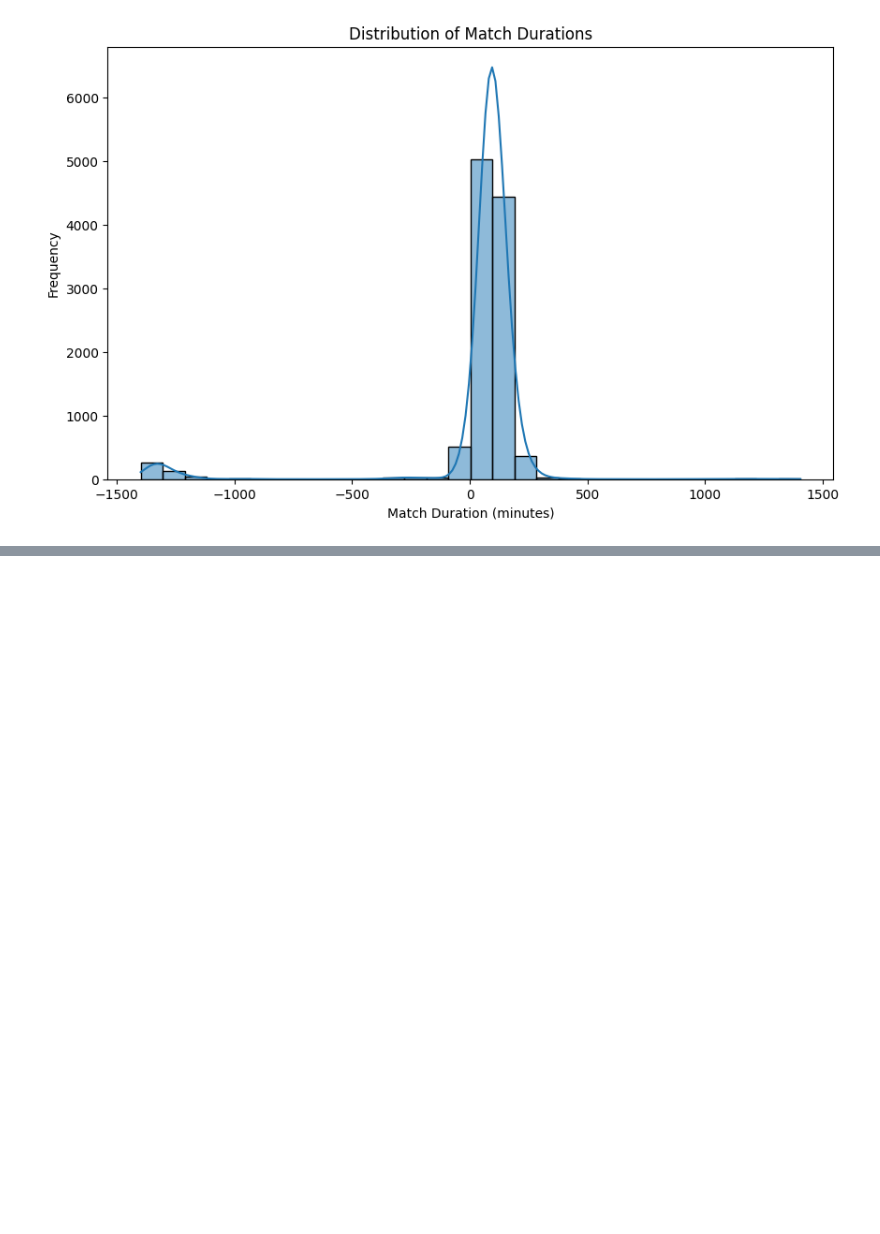
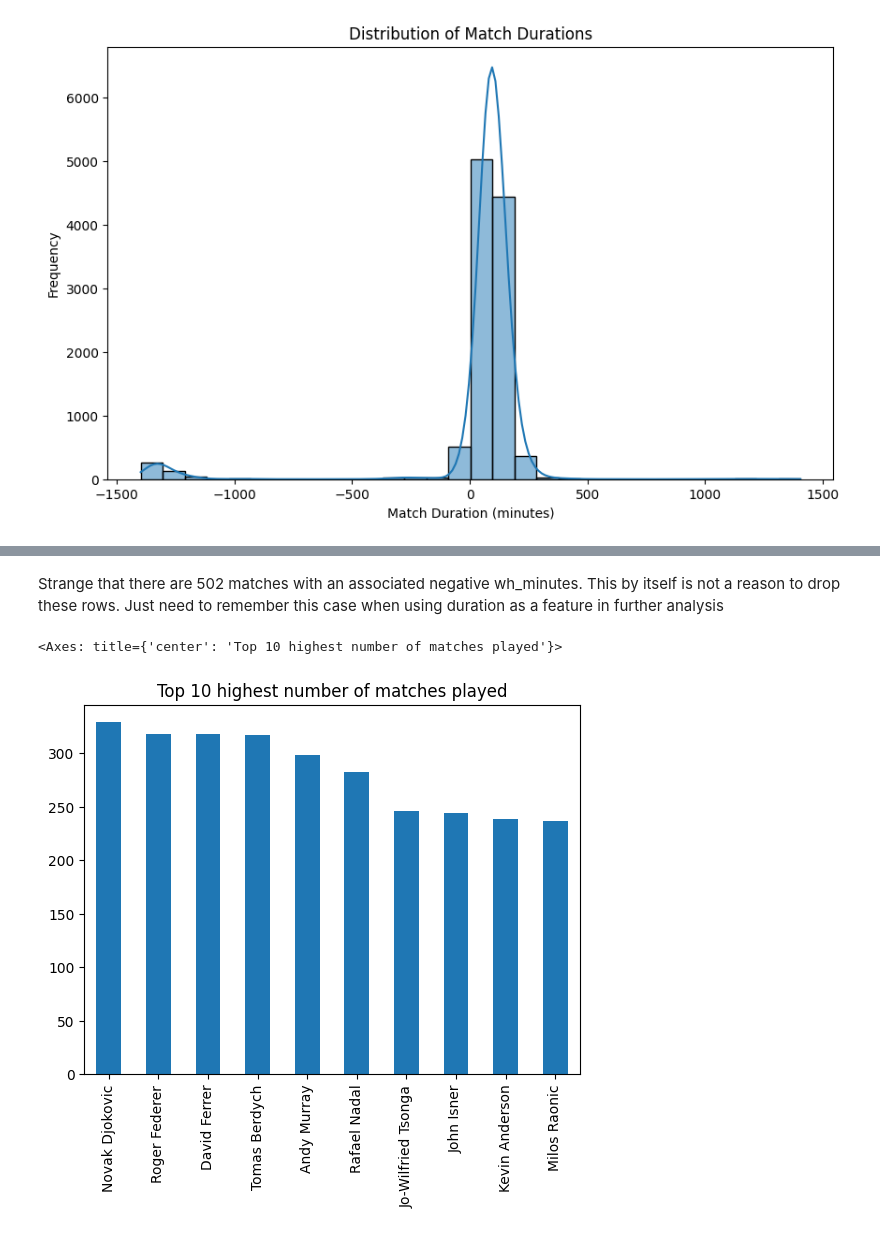
Before and after one commit to sivamovva/TennisEDA, a Jupyter notebook: tennis_eda_main.ipynb, the cells around one changed output, grey strips where cells are left out. Cells and saved outputs as stored; diff of their text form; code cells hidden in the pictures; blank space fills up the shorter version.

```diff
--- a/tennis_eda_main.ipynb
+++ b/tennis_eda_main.ipynb
@@ -67,0 +56,9 @@ negative_durations
+# %% [markdown]
+Strange that there are 502 matches with an associated negative wh_minutes. This by itself is not a reason to drop these rows. Just need to remember this case when using duration as a feature in further analysis
+# %%
+# get the top 10 players who played the most matches in this dataset. In order to do this, we should first concatenate the server1, server2 columns into 1 series so that we can then use value_counts
+all_players = pd.concat([df['server1'], df['server2']])
+all_players.value_counts().head(10).plot(kind='bar', title='Top 10 highest number of matches played')
+# %% [output]
+<Axes: title={'center': 'Top 10 highest number of matches played'}>
+[figure, added]
```
Also changed, not shown: parts of 24 cells of this notebook.
